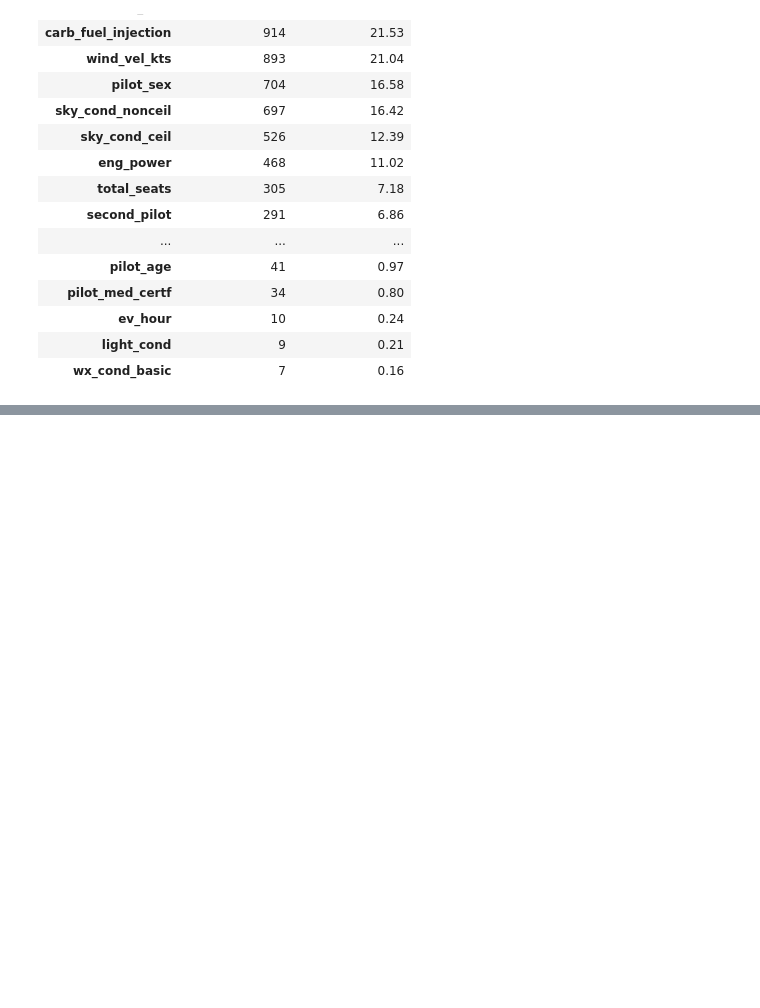
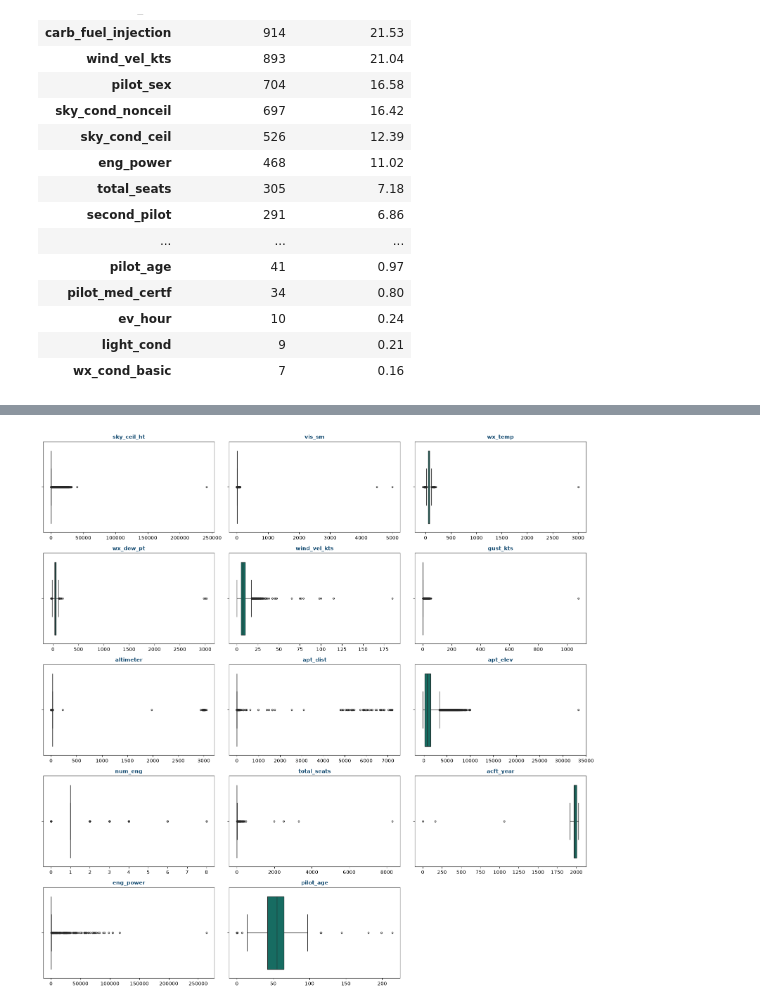
Before and after one commit to martim-dot/ML_Project, a Jupyter notebook: primeiraparte.ipynb, the cells around one changed output, grey strips where cells are left out. Drawn from its saved outputs; the diff is of its cells as text; code cells hidden in the pictures; blank space fills up the shorter version.

```diff
--- a/primeiraparte.ipynb
+++ b/primeiraparte.ipynb
@@ -592,0 +833,32 @@ However, we identified that the feature `ev_country` is a constant column (conta
+# %%
+num_cols = [
+    'sky_ceil_ht', 'vis_sm', 'wx_temp', 'wx_dew_pt',
+    'wind_vel_kts', 'gust_kts', 'altimeter', 'apt_dist',
+    'apt_elev', 'num_eng', 'total_seats', 'acft_year',
+    'eng_power', 'pilot_age'
+]
+
+outlier_rows = []
+for col in num_cols:
+    series = learn[col].dropna()
+    q1 = series.quantile(0.25)
+    q3 = series.quantile(0.75)
+    iqr = q3 - q1
+    lower_bound = q1 - 1.5 * iqr
+    upper_bound = q3 + 1.5 * iqr
+
+    n_outliers = ((series < lower_bound) | (series > upper_bound)).sum()
+    pct_outliers = (n_outliers / len(series)) * 100
+
+    outlier_rows.append({
+        'Feature': col,
+        'Min': series.min(),
+        'Median': series.median(),
+        '99th %': round(series.quantile(0.99), 2),
+        'Max': series.max(),
+        'IQR Outliers': n_outliers,
+        'Outliers (%)': round(pct_outliers, 2)
+    })
+
+outlier_summary = pd.DataFrame(outlier_rows).set_index('Feature')
+display(outlier_summary.sort_values('Outliers (%)', ascending=False))
@@ -592,0 +882,15 @@ However, we identified that the feature `ev_country` is a constant column (conta
+# %%
+fig, axes = plt.subplots(5, 3, figsize=(16, 16))
+axes = axes.flatten()
+
+for i, col in enumerate(num_cols):
+    sns.boxplot(x=learn[col], ax=axes[i], color='#097a6d', fliersize=3)
+    axes[i].set_title(col, fontsize=11, fontweight='bold', color='#144b71')
+    axes[i].set_xlabel('')
+
+axes[-1].set_visible(False)
+
+plt.tight_layout()
+plt.show()
+# %% [output]
+[figure, added]
```
Also changed, not shown: parts of 36 cells of this notebook.
